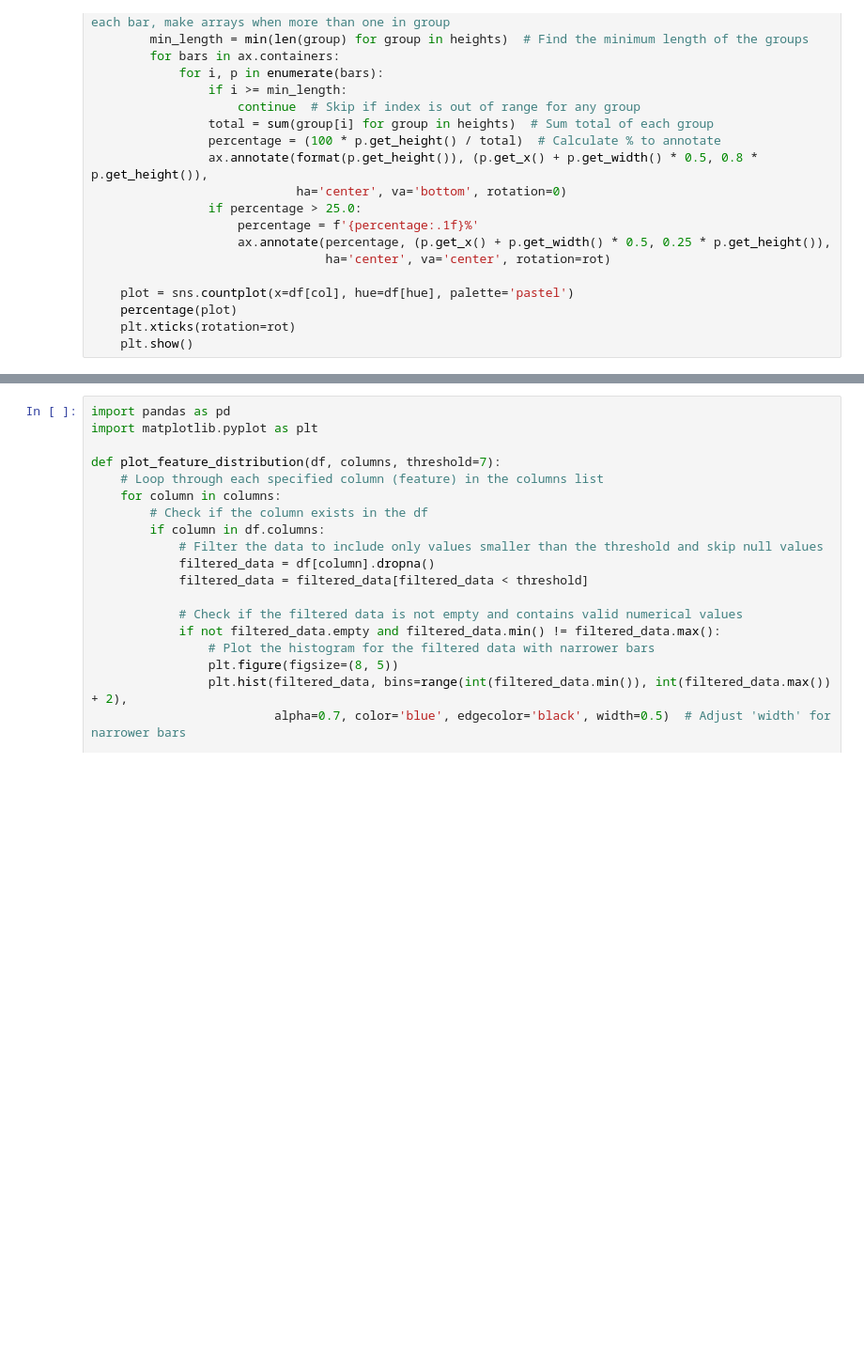
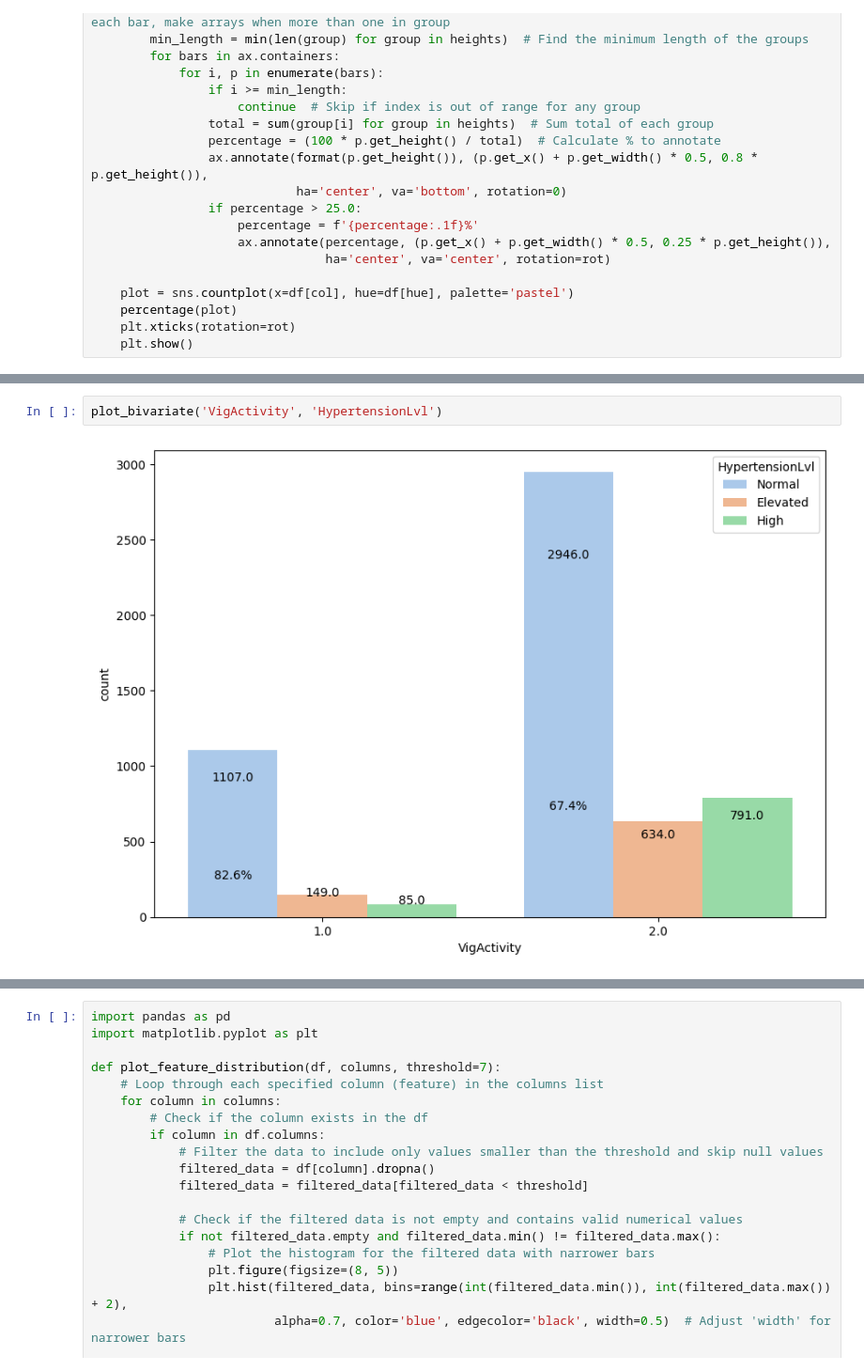
Before and after one commit to samcohen1/HypertensionML, a Jupyter notebook: new_predictor.ipynb, the cells around one changed output, grey strips where cells are left out. Shown at 94% size. Cells and saved outputs as stored; diff of their text form; blank space fills up the shorter version.

```diff
--- a/new_predictor.ipynb
+++ b/new_predictor.ipynb
@@ -767,0 +768,4 @@ plot_bivariate('100Cigs', 'HypertensionLvl')
+# %%
+plot_bivariate('VigActivity', 'HypertensionLvl')
+# %% [output]
+[figure, added]
```
Also changed, not shown: parts of 4 cells of this notebook.
